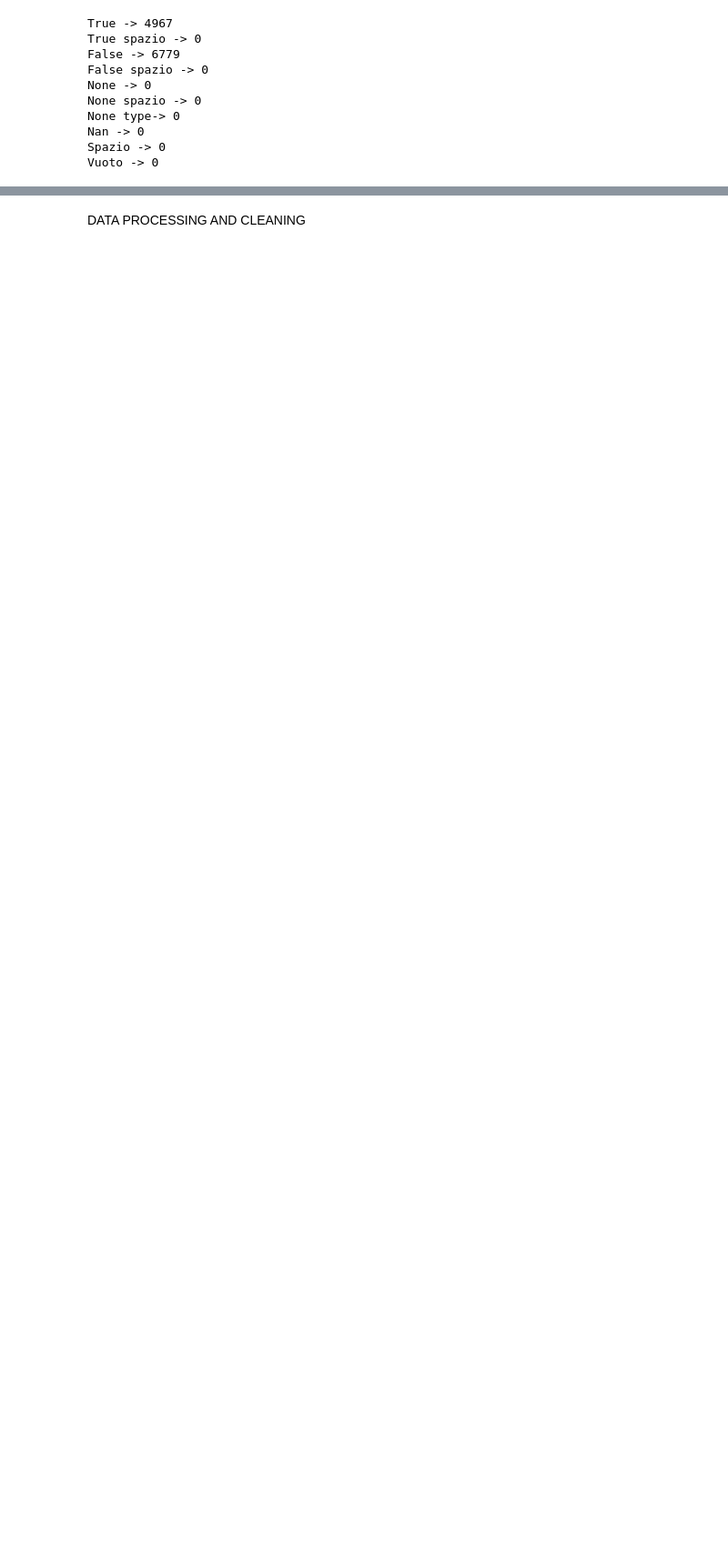
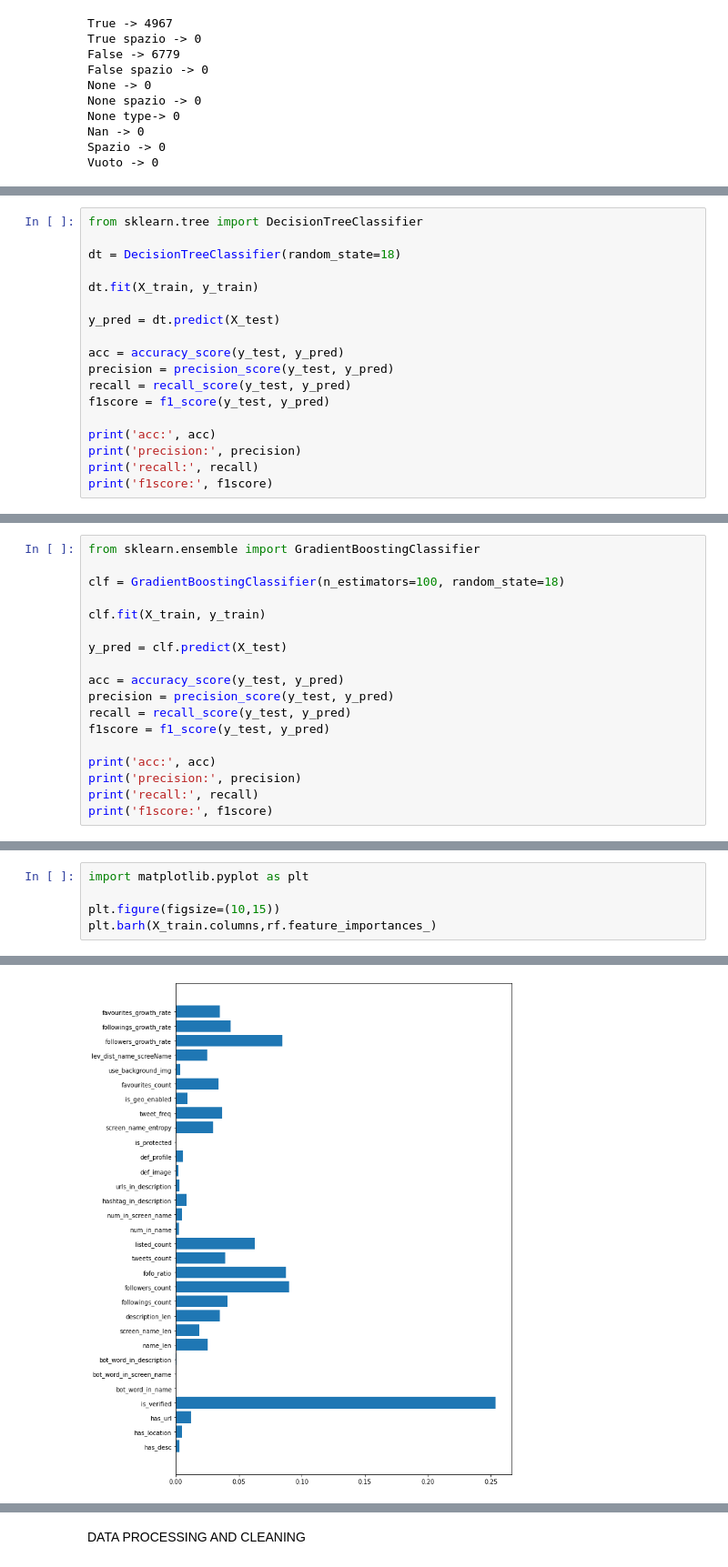
Before and after one commit to riccardodm97/twebot, a Jupyter notebook: temp/forest.ipynb, the cells around one changed output, grey strips where cells are left out. Shown at 91% size. Drawn from its saved outputs; the diff is of its cells as text; blank space fills up the shorter version.

```diff
--- a/temp/forest.ipynb
+++ b/temp/forest.ipynb
@@ -284,0 +328,18 @@ f1score: 0.8555632342778162
+# %%
+from sklearn.tree import DecisionTreeClassifier
+
+dt = DecisionTreeClassifier(random_state=18)
+
+dt.fit(X_train, y_train)
+
+y_pred = dt.predict(X_test)
+
+acc = accuracy_score(y_test, y_pred)
+precision = precision_score(y_test, y_pred)
+recall = recall_score(y_test, y_pred)
+f1score = f1_score(y_test, y_pred)
+
+print('acc:', acc)
+print('precision:', precision)
+print('recall:', recall)
+print('f1score:', f1score)
@@ -284,0 +352,18 @@ f1score: 0.8555632342778162
+# %%
+from sklearn.ensemble import GradientBoostingClassifier
+
+clf = GradientBoostingClassifier(n_estimators=100, random_state=18)
+
+clf.fit(X_train, y_train)
+
+y_pred = clf.predict(X_test)
+
+acc = accuracy_score(y_test, y_pred)
+precision = precision_score(y_test, y_pred)
+recall = recall_score(y_test, y_pred)
+f1score = f1_score(y_test, y_pred)
+
+print('acc:', acc)
+print('precision:', precision)
+print('recall:', recall)
+print('f1score:', f1score)
@@ -284,0 +376,6 @@ f1score: 0.8555632342778162
+# %%
+import matplotlib.pyplot as plt
+
+plt.figure(figsize=(10,15))
+plt.barh(X_train.columns,rf.feature_importances_)
+# %% [output]
@@ -284,0 +384 @@ f1score: 0.8555632342778162
+[figure, added]
```
Also changed, not shown: parts of 11 cells of this notebook, 1 other file.
